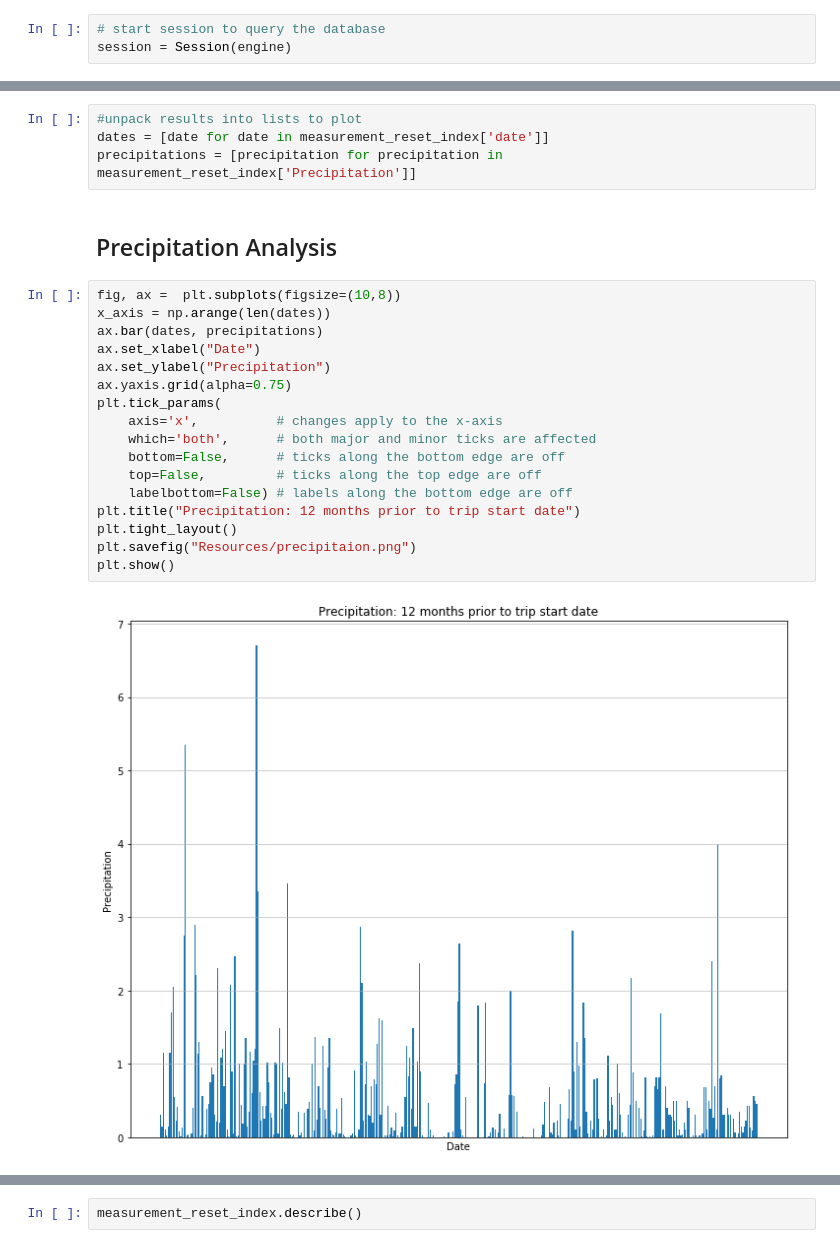
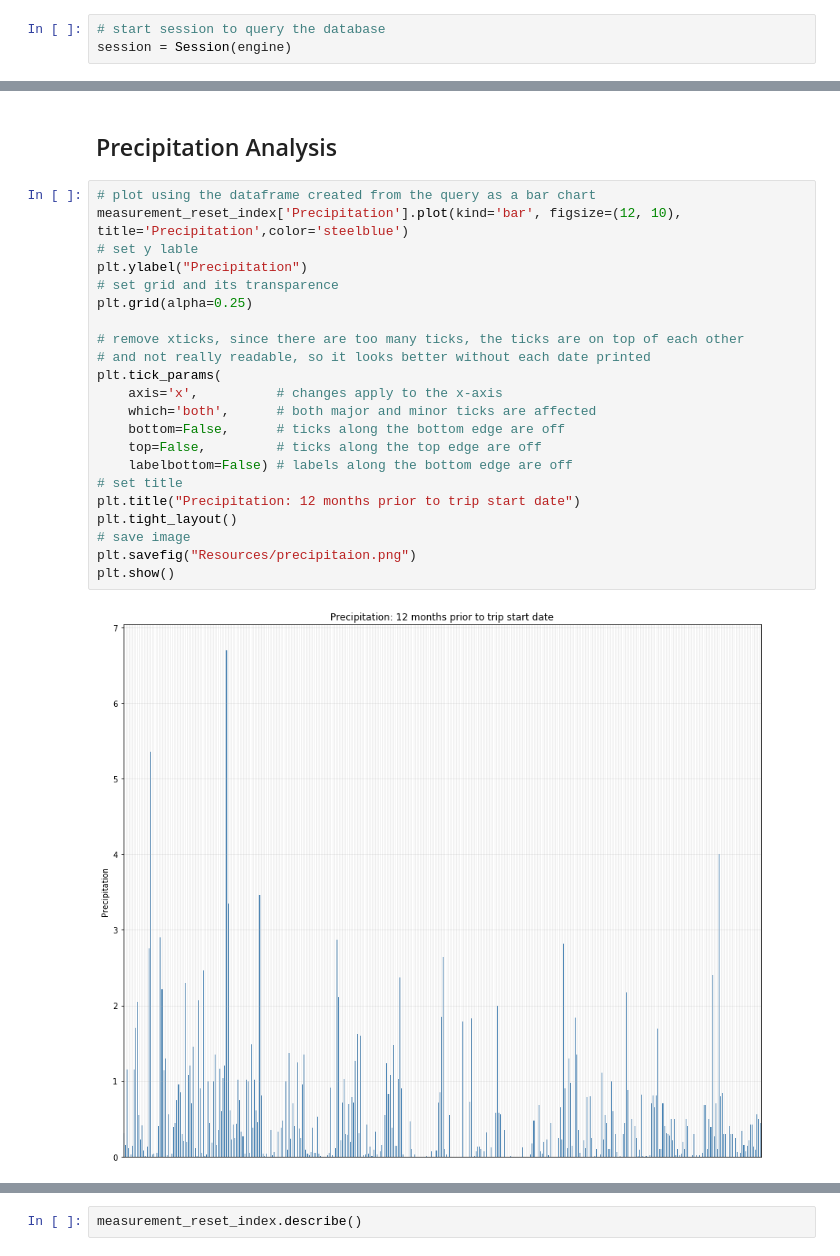
Before and after one commit to cyntiamk/UCI_projects, a Jupyter notebook: Advanced_data_storage_retrieval/climate.ipynb, the cells around one changed output, grey strips where cells are left out. Drawn from its saved outputs; the diff is of its cells as text.

```diff
--- a/Advanced_data_storage_retrieval/climate.ipynb
+++ b/Advanced_data_storage_retrieval/climate.ipynb
@@ -104,28 +99,29 @@ measurement_reset_index.head()
 | 2 | 2016-07-10 | 1.15 |
 | 3 | 2016-07-11 | 0.11 |
 | 4 | 2016-07-12 | 0.03 |
-# %%
-#unpack results into lists to plot
-dates = [date for date in measurement_reset_index['date']]
-precipitations = [precipitation for precipitation in measurement_reset_index['Precipitation']]
 # %% [markdown]
 ## Precipitation Analysis
 # %%
-fig, ax =  plt.subplots(figsize=(10,8))
-x_axis = np.arange(len(dates))
-ax.bar(dates, precipitations)
-ax.set_xlabel("Date")
-ax.set_ylabel("Precipitation")
-ax.yaxis.grid(alpha=0.75)
+# plot using the dataframe created from the query as a bar chart
+measurement_reset_index['Precipitation'].plot(kind='bar', figsize=(12, 10), title='Precipitation',color='steelblue')
+# set y lable
+plt.ylabel("Precipitation")
+# set grid and its transparence
+plt.grid(alpha=0.25)
+
+# remove xticks, since there are too many ticks, the ticks are on top of each other
+# and not really readable, so it looks better without each date printed
 plt.tick_params(
     axis='x',          # changes apply to the x-axis
     which='both',      # both major and minor ticks are affected
     bottom=False,      # ticks along the bottom edge are off
     top=False,         # ticks along the top edge are off
     labelbottom=False) # labels along the bottom edge are off
+# set title
 plt.title("Precipitation: 12 months prior to trip start date")
 plt.tight_layout()
+# save image
 plt.savefig("Resources/precipitaion.png")
 plt.show()
 # %% [output]
-[figure, old version]
+[figure, new version]
```
Also changed, not shown: parts of 27 cells of this notebook, 4 other files.
